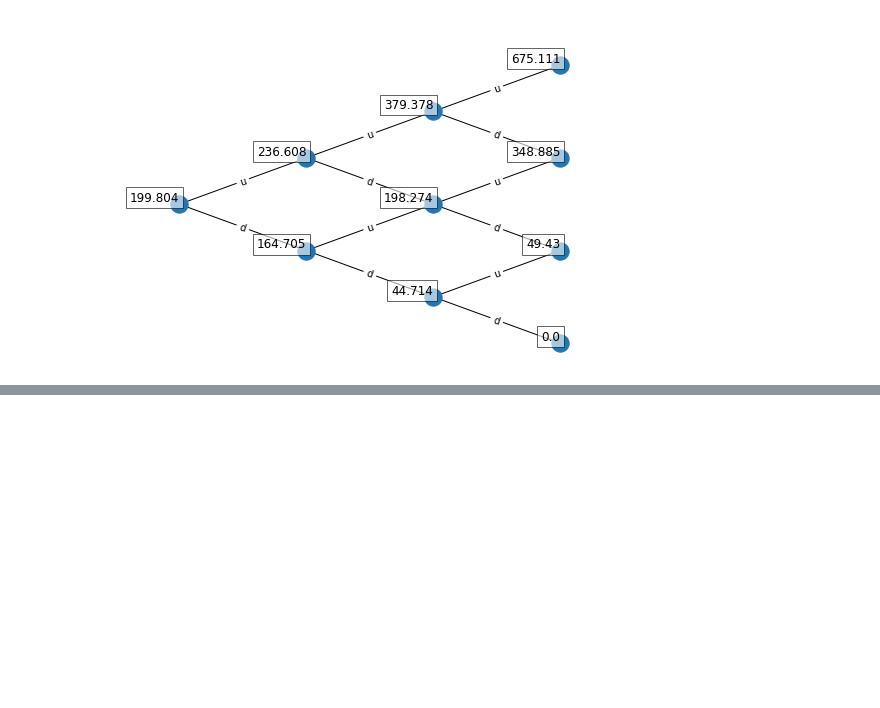
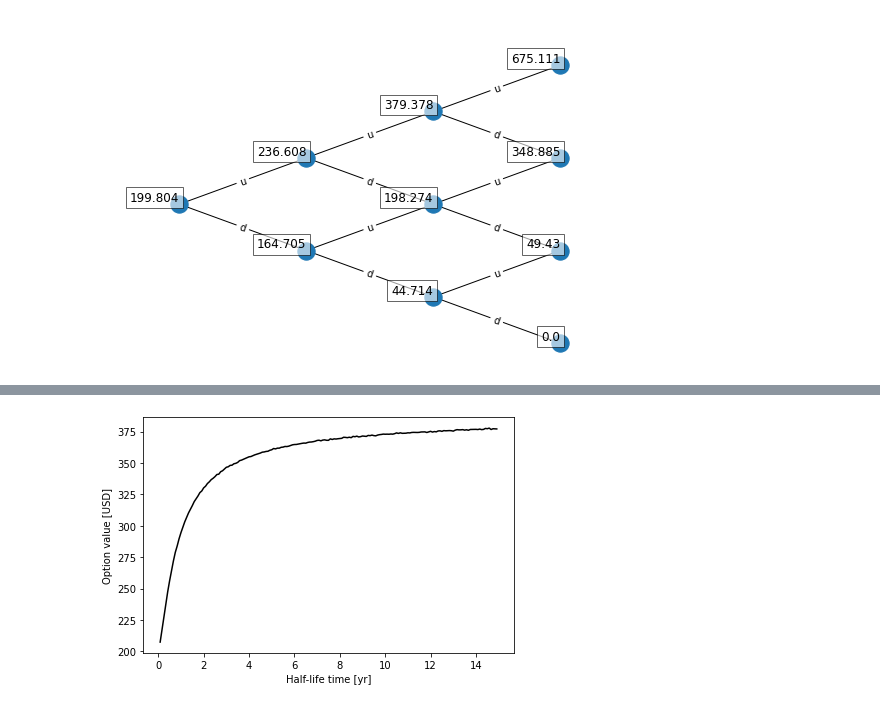
Before and after one commit to LuukOudshoorn25/SPFDM1, a Jupyter notebook: SPFDM 1.ipynb, the cells around one changed output, grey strips where cells are left out. Cells and saved outputs as stored; diff of their text form; code cells hidden in the pictures; blank space fills up the shorter version.

```diff
--- a/SPFDM 1.ipynb
+++ b/SPFDM 1.ipynb
@@ -637,19 +640,23 @@ MC.option_price()
 # %%
 # Investigate sensitivity to eta
+from joblib import Parallel, delayed
+def worker(eta):
+    MC = MonteCarlo(2500000,30,1.5,3500,3300,eta)
+    return MC.option_price()
+
 def sensitivity_eta():
-    halflifes = np.arange(1/12,10,1/12)
+    halflifes = np.arange(1/12,15,1/12)
     etas = np.log(2)/halflifes
-    prices = np.zeros(len(etas))
-    for i,eta in enumerate(etas):
-        MC = MonteCarlo(50000,1000,1.5,3500,3300,eta)
-        prices[i] = MC.option_price()
+    prices = np.array(Parallel(n_jobs=22)(delayed(worker)(i) for i in etas))
     return halflifes,prices
 halflifes,prices = sensitivity_eta()
 
 plt.plot(halflifes,prices, color='black')
 plt.xlabel('Half-life time [yr]')
 plt.ylabel('Option value [USD]')
 plt.tight_layout()
 plt.savefig('optionsensitivity_halflife.pdf')
+# %% [output]
+[figure, added]
 # %%
 # Investigate sensitivity to eta
```
Also changed, not shown: parts of 4 cells of this notebook, 5 other files.
